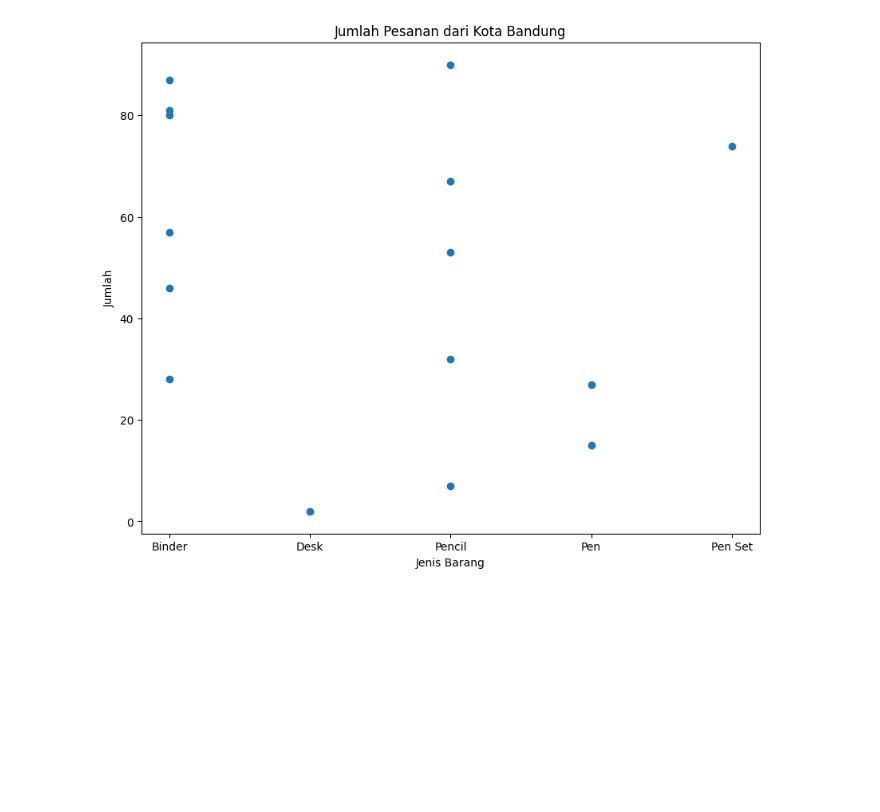
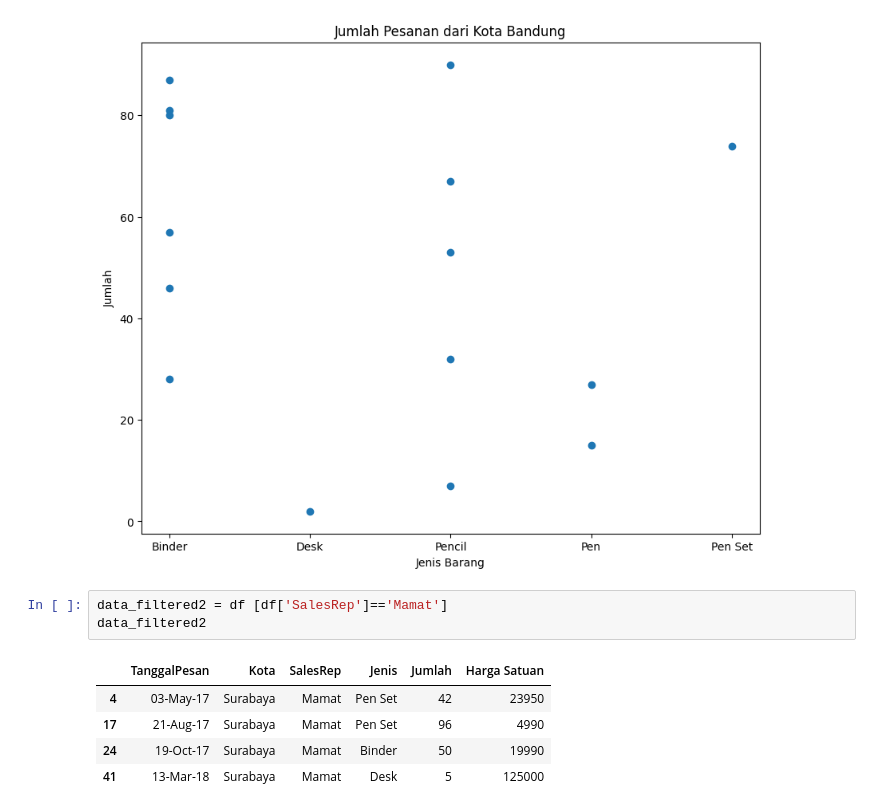
Before and after one commit to mrizkialakbar/UAS_VisualisasiData, a Jupyter notebook: SupplyKantor.ipynb, the cells around one changed output. Drawn from its saved outputs; the diff is of its cells as text; blank space fills up the shorter version.

```diff
--- a/SupplyKantor.ipynb
+++ b/SupplyKantor.ipynb
@@ -71,3 +71,12 @@ plt.title('Jumlah Pesanan dari Kota Bandung')
 plt.show()
 # %% [output]
 [figure]
+# %%
+data_filtered2 = df [df['SalesRep']=='Mamat']
+data_filtered2
+# %% [output]
+|  | TanggalPesan | Kota | SalesRep | Jenis | Jumlah | Harga Satuan |
+| 4 | 03-May-17 | Surabaya | Mamat | Pen Set | 42 | 23950 |
+| 17 | 21-Aug-17 | Surabaya | Mamat | Pen Set | 96 | 4990 |
+| 24 | 19-Oct-17 | Surabaya | Mamat | Binder | 50 | 19990 |
+| 41 | 13-Mar-18 | Surabaya | Mamat | Desk | 5 | 125000 |
```
Also changed, not shown: parts of 3 cells of this notebook.
